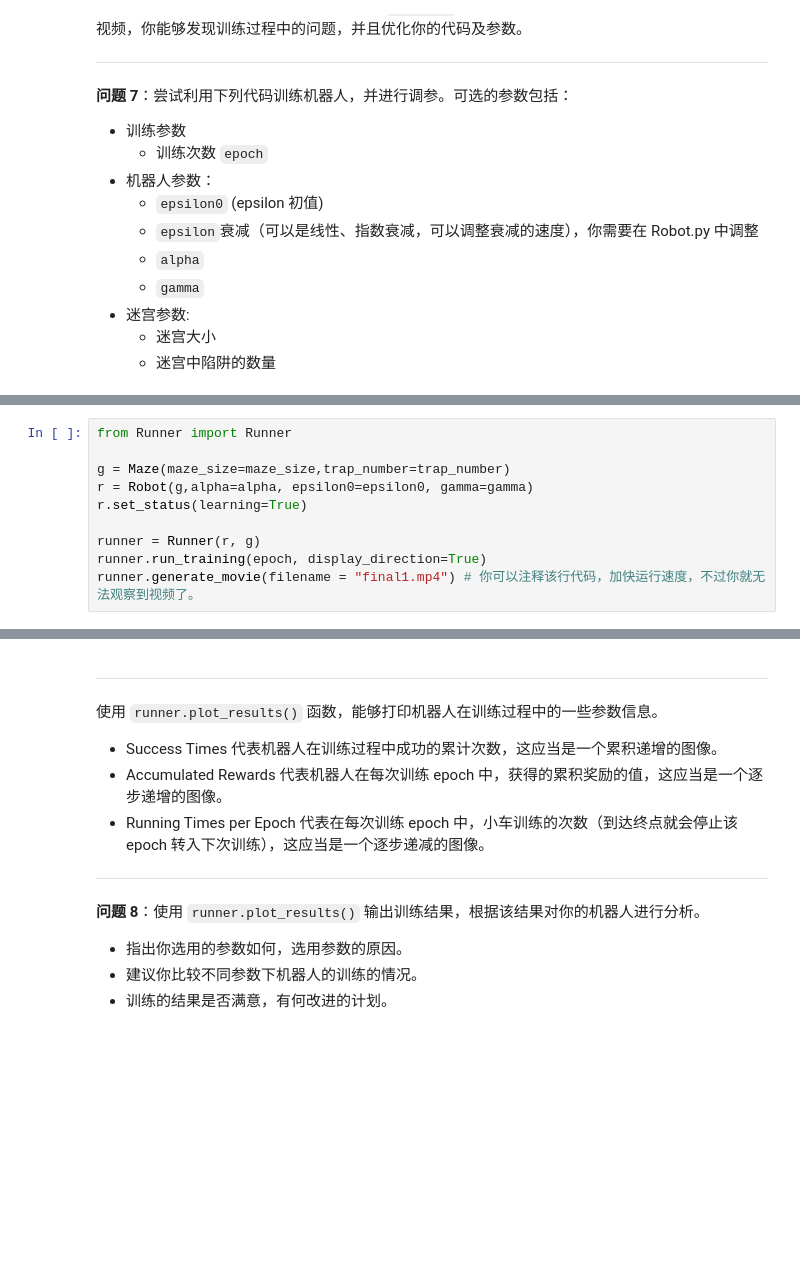
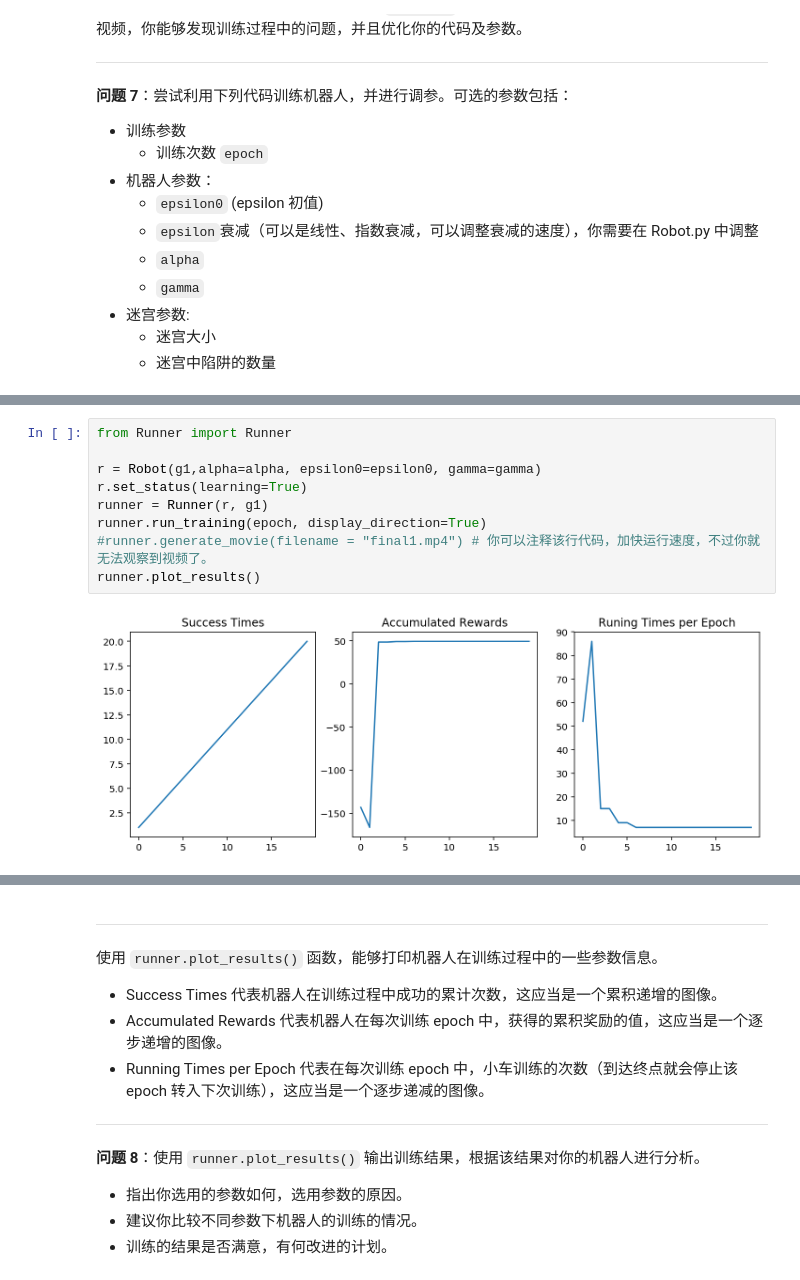
Before and after one commit to ganlanshu/MLND_CN_P5_Reinforcement_Learning, a Jupyter notebook: robot_maze.ipynb, the cells around one changed output, grey strips where cells are left out. Drawn from its saved outputs; the diff is of its cells as text; blank space fills up the shorter version.

```diff
--- a/robot_maze.ipynb
+++ b/robot_maze.ipynb
@@ -250,10 +257,11 @@ trap_number = 2
 # %%
 from Runner import Runner
 
-g = Maze(maze_size=maze_size,trap_number=trap_number)
-r = Robot(g,alpha=alpha, epsilon0=epsilon0, gamma=gamma)
+r = Robot(g1,alpha=alpha, epsilon0=epsilon0, gamma=gamma)
 r.set_status(learning=True)
-
-runner = Runner(r, g)
+runner = Runner(r, g1)
 runner.run_training(epoch, display_direction=True)
-runner.generate_movie(filename = "final1.mp4") # 你可以注释该行代码，加快运行速度，不过你就无法观察到视频了。
+#runner.generate_movie(filename = "final1.mp4") # 你可以注释该行代码，加快运行速度，不过你就无法观察到视频了。
+runner.plot_results()
+# %% [output]
+[figure, added]
```
Also changed, not shown: parts of 18 cells of this notebook, 2 other files.
